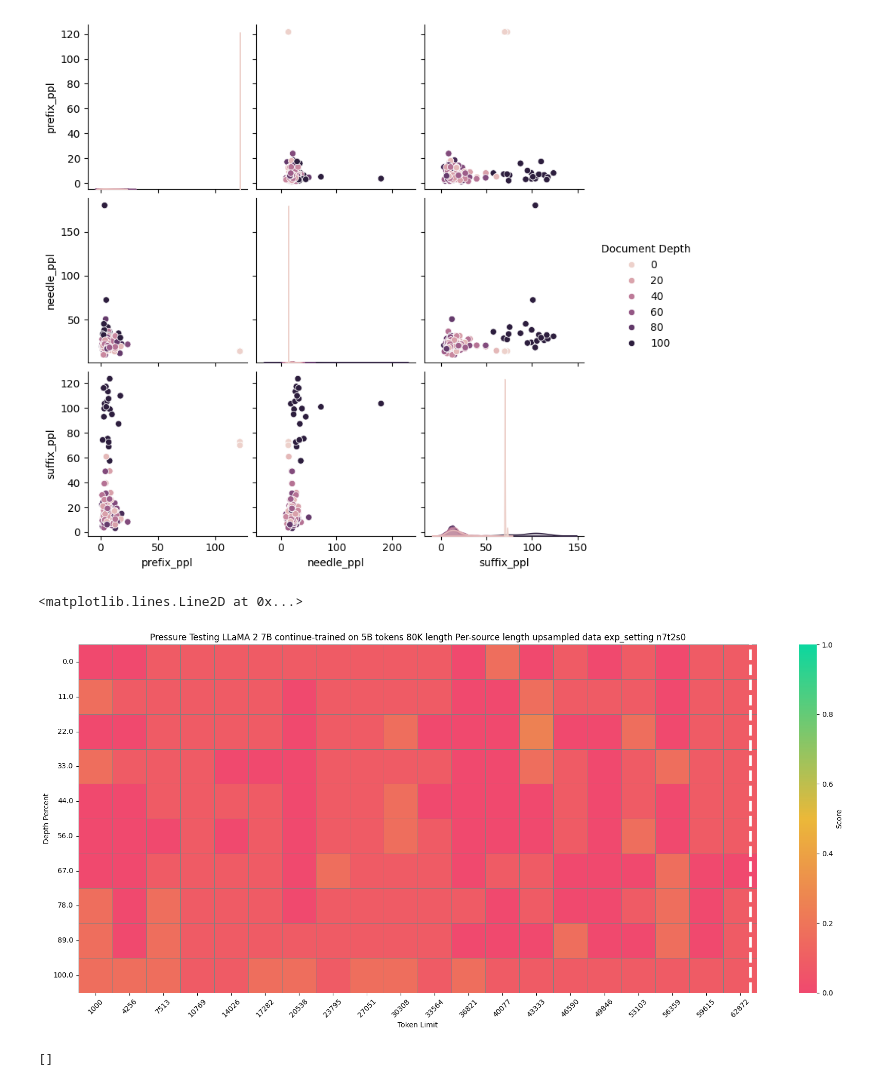
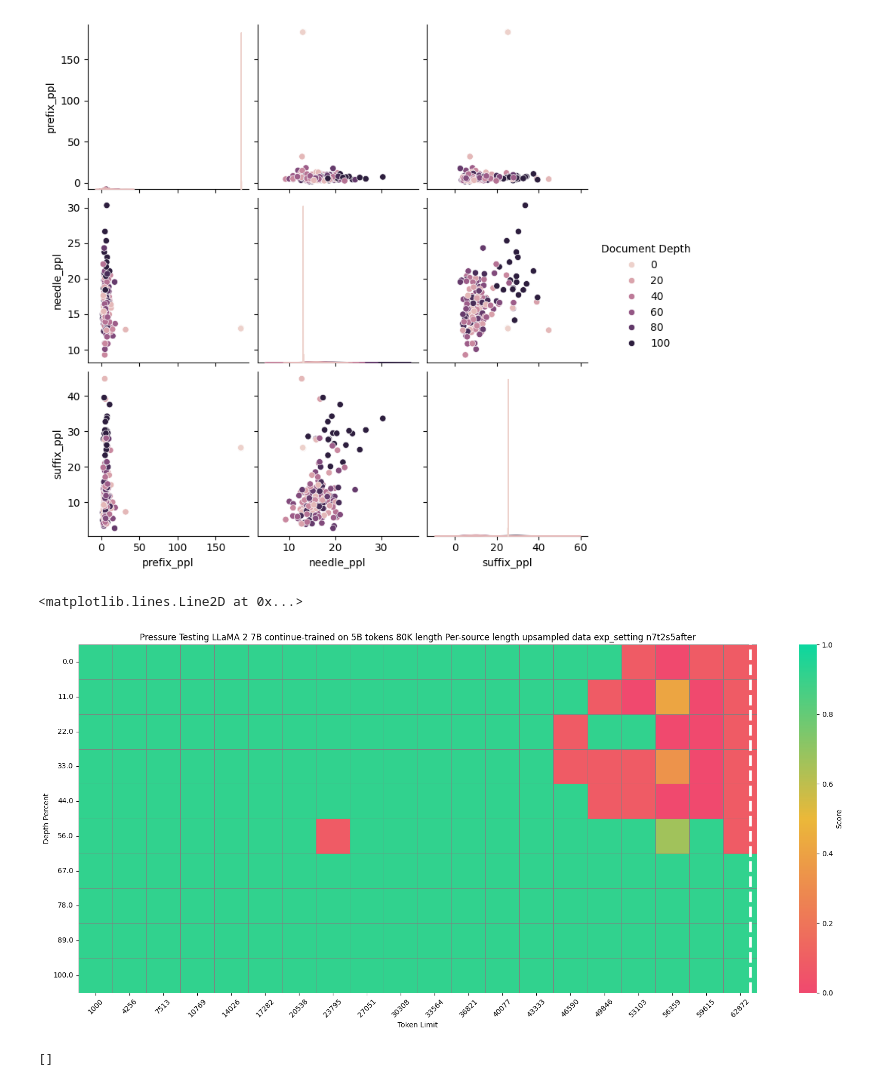
Before and after one commit to ZetangForward/Long-Context-Data-Engineering, a Jupyter notebook: eval/needle/visualize.ipynb, the cells around one changed output. Cells and saved outputs as stored; diff of their text form; code cells hidden in the pictures.

```diff
--- a/eval/needle/visualize.ipynb
+++ b/eval/needle/visualize.ipynb
@@ -10,7 +10,7 @@ from modelzipper.tutils import *
 import re
 
 
-FOLDER_PATH = "/vepfs/wcf/G/zecheng/Long-Context-Data-Engineering/eval/needle/results/llama-2-7b-80k_n7t2s0/"
+FOLDER_PATH = "/vepfs/wcf/G/zecheng/Long-Context-Data-Engineering/eval/needle/results/llama-2-7b-80k_n7t2s5after/"
 MODEL_NAME = "LLaMA 2 7B continue-trained on 5B tokens 80K length Per-source length upsampled data"
 PRETRAINED_LEN=81920
 NEEDLES = auto_read_data("/vepfs/wcf/G/zecheng/Long-Context-Data-Engineering/eval/needle/needle.jsonl")
@@ -38,8 +38,7 @@ json_files = glob.glob(f"{folder_path}*.json")
 
 # List to hold the data
 data = []
-data2 = []
-
+cnt = 0
 # Iterating through each file and extract the 3 columns we need
 for file in json_files:
     with open(file, 'r') as f:
@@ -70,13 +69,9 @@ for file in json_files:
             "Score": score, "PPLs": ppls, "needle_ppl": ppls[1],
             "prefix_ppl": ppls[0], "suffix_ppl": ppls[2],
         })
-
-        data.append({
-            "Document Depth": document_depth, "Context Length": context_length,
-            "Score": score, "PPLs": ppls, "needle_ppl": ppls[1],
-            "prefix_ppl": ppls[0], "suffix_ppl": ppls[2],
-        })
-
+        cnt += 1
+        if cnt == 0:
+            print(json_data)
 
 
 
@@ -148,6 +143,6 @@ Overall score 0.068
-[figure, old version]
+[figure, new version]
 <matplotlib.lines.Line2D at 0x...>
-[figure, old version]
+[figure, new version]
 # %%
 data
 # %% [output]
```
Also changed, not shown: parts of 1 cell of this notebook.
